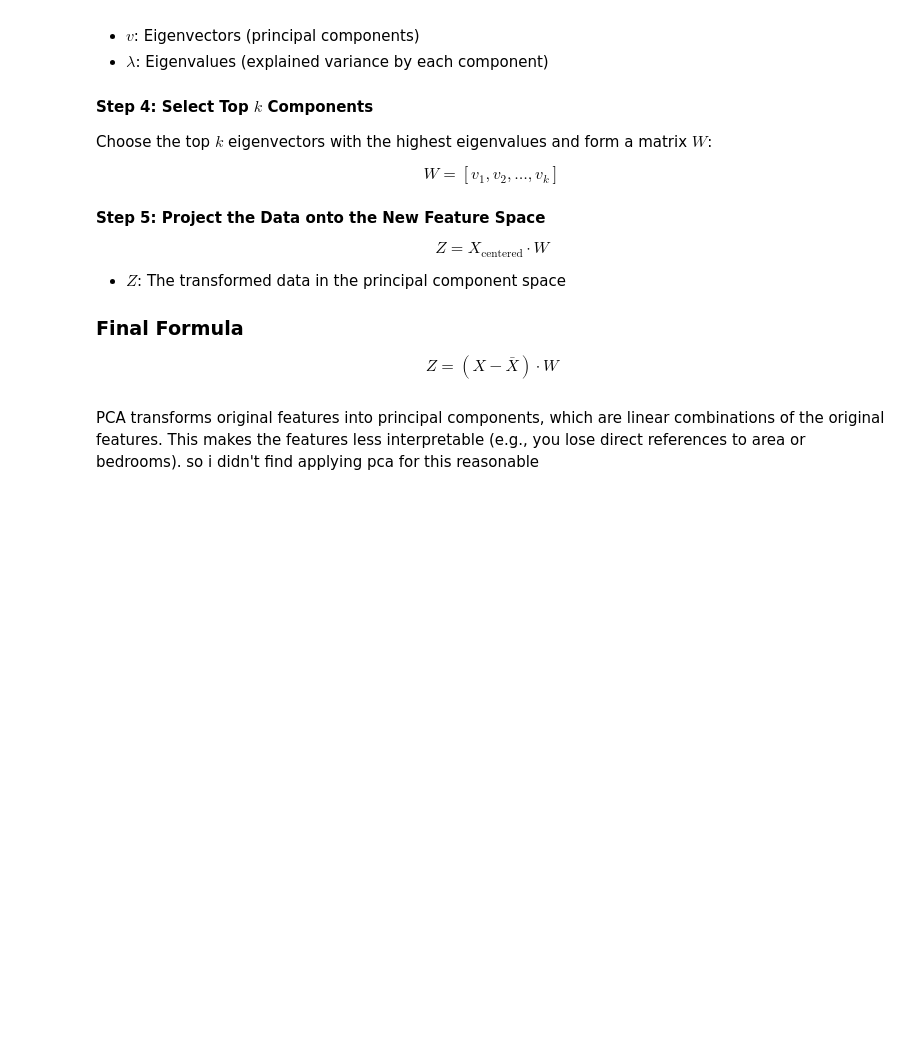
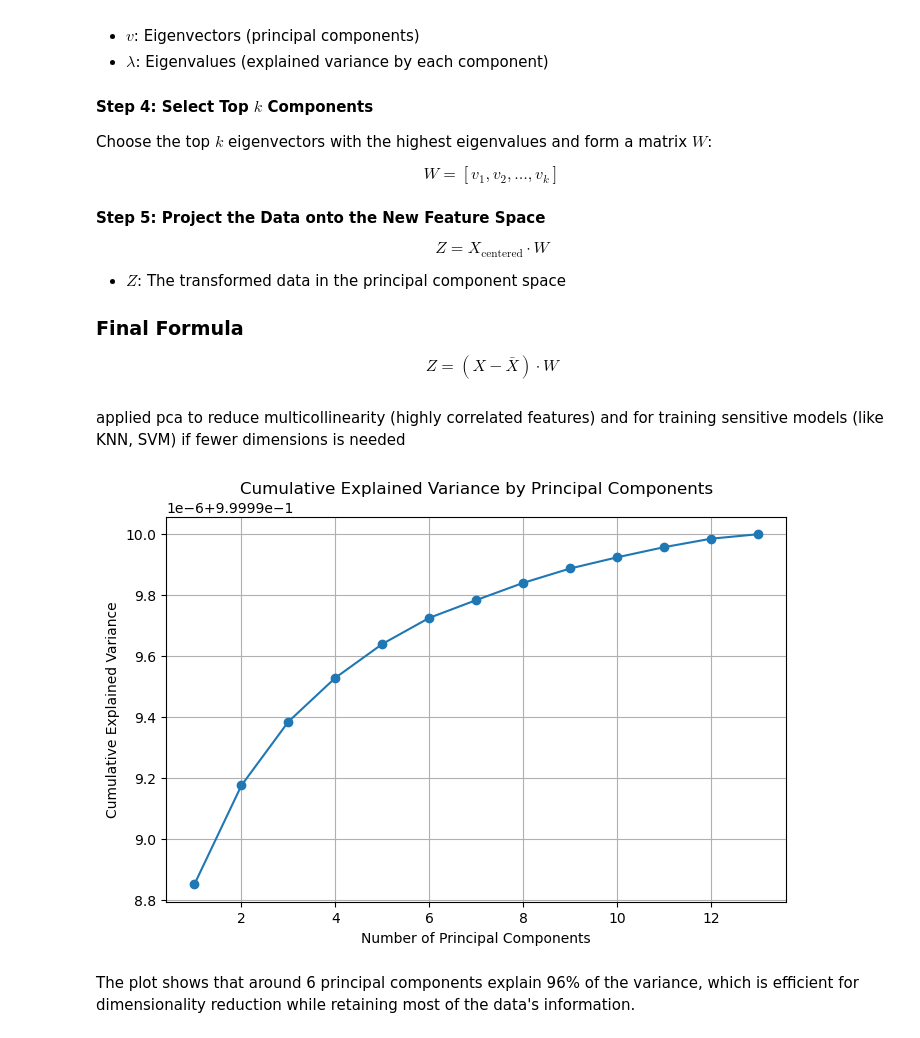
Before and after one commit to michael-099/iCogLabs-training-tasks, a Jupyter notebook: Exploratory Data Analysis (EDA)/Housing Prices EDA/housing_prices_EDA.ipynb, the cells around one changed output. Drawn from its saved outputs; the diff is of its cells as text; code cells hidden in the pictures; blank space fills up the shorter version.

```diff
--- a/Exploratory Data Analysis (EDA)/Housing Prices EDA/housing_prices_EDA.ipynb
+++ b/Exploratory Data Analysis (EDA)/Housing Prices EDA/housing_prices_EDA.ipynb
@@ -122,7 +123,7 @@ Use for: Nominal data (no order).
 # %% [markdown]
 Given that the categorical variables in this dataset are nominal (no inherent order), One-Hot Encoding is generally the preferred method. It prevents the model from assuming any ordinal relationship between categories, which aligns with the nature of the data.
 # %%
-categorical_cols = ['mainroad', 'guestroom', 'basement', 'hotwaterheating', 'airconditioning', 'furnishingstatus']
+categorical_cols = ['mainroad', 'guestroom', 'basement', 'hotwaterheating', 'airconditioning', 'furnishingstatus','prefarea']
 df_encoded = pd.get_dummies(df, columns=categorical_cols, drop_first=True)
 print(df_encoded.head())
 # %% [output]
@@ -265,12 +260,14 @@ Z-score would also suffer because the mean and std dev are influenced by outlier
 
 - Stratified split preserves class ratios.
 # %%
+X = df_no_outliers.drop(columns=['price'])
+y = df_no_outliers['price']
 
 
-X = df.drop("price", axis=1)
-y = df["price"]
+X_train, X_test, y_train, y_test = train_test_split(
+    X, y, test_size=0.2, random_state=42
+)
 
-X_train, X_test, y_train, y_test = train_test_split(X, y, test_size=0.2, random_state=42)
-
-print(X_train.shape, X_test.shape)
+print("Training set shape:", X_train.shape)
+print("Test set shape:", X_test.shape)
 # %% [output]
@@ -347,4 +345,29 @@ $$
 Z = (X - \bar{X}) \cdot W
 $$
 # %% [markdown]
-PCA transforms original features into principal components, which are linear combinations of the original features. This makes the features less interpretable (e.g., you lose direct references to area or bedrooms). so i didn't find applying pca for this reasonable
+applied pca to reduce multicollinearity (highly correlated features) and for training sensitive models (like KNN, SVM)
+if  fewer dimensions is needed
+# %%
+from sklearn.decomposition import PCA
+import matplotlib.pyplot as plt
+import numpy as np
+
+
+pca = PCA()
+X_pca = pca.fit_transform(X_train)
+
+
+cum_var = np.cumsum(pca.explained_variance_ratio_)
+
+# Plot
+plt.figure(figsize=(8, 5))
+plt.plot(range(1, len(cum_var)+1), cum_var, marker='o')
+plt.xlabel('Number of Principal Components')
+plt.ylabel('Cumulative Explained Variance')
+plt.title('Cumulative Explained Variance by Principal Components')
+plt.grid(True)
+plt.show()
+# %% [output]
+[figure, added]
+# %% [markdown]
+The plot shows that around 6 principal components explain 96% of the variance, which is efficient for dimensionality reduction while retaining most of the data's information.
```
Also changed, not shown: parts of 5 cells of this notebook, 3 other files.
